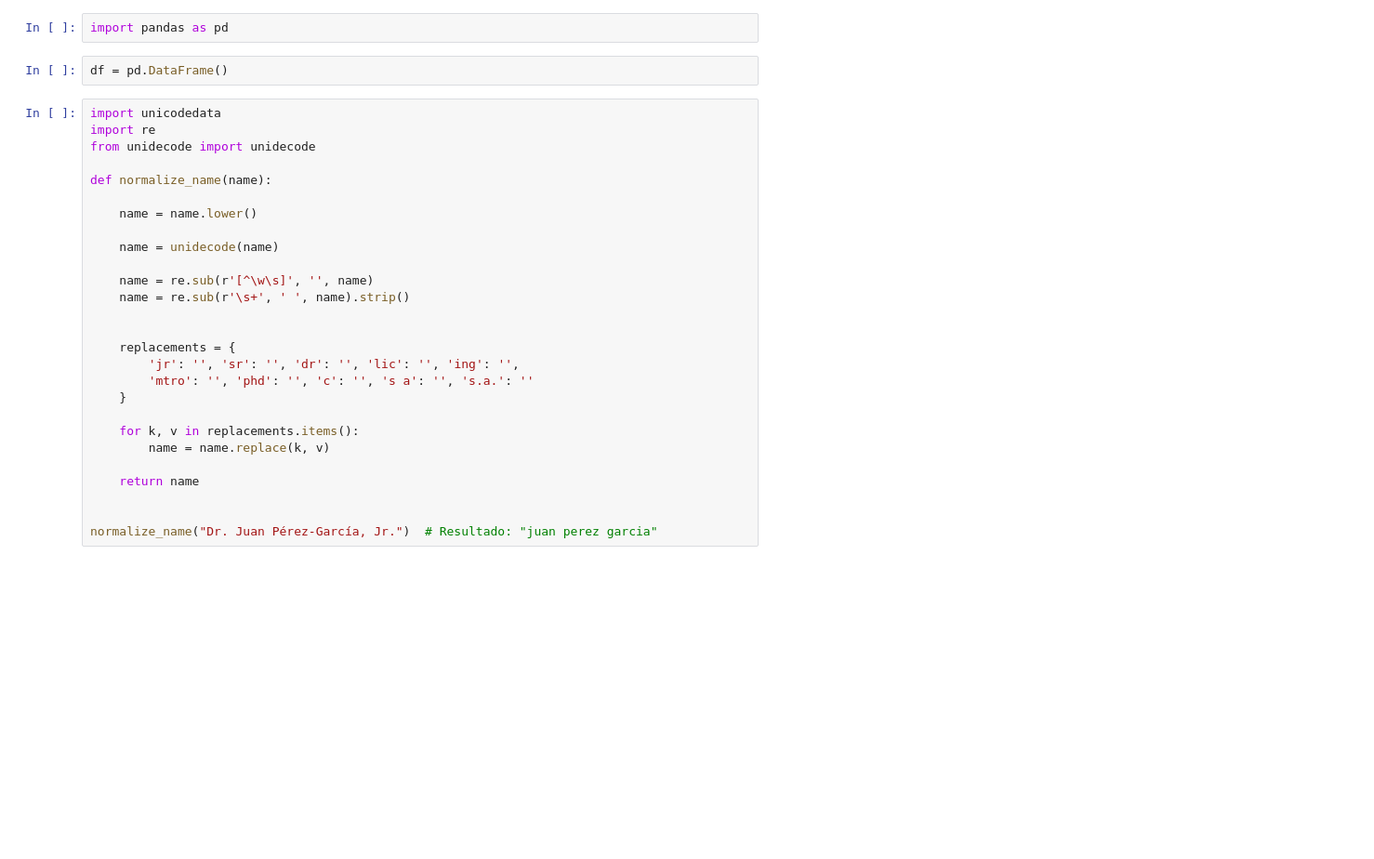
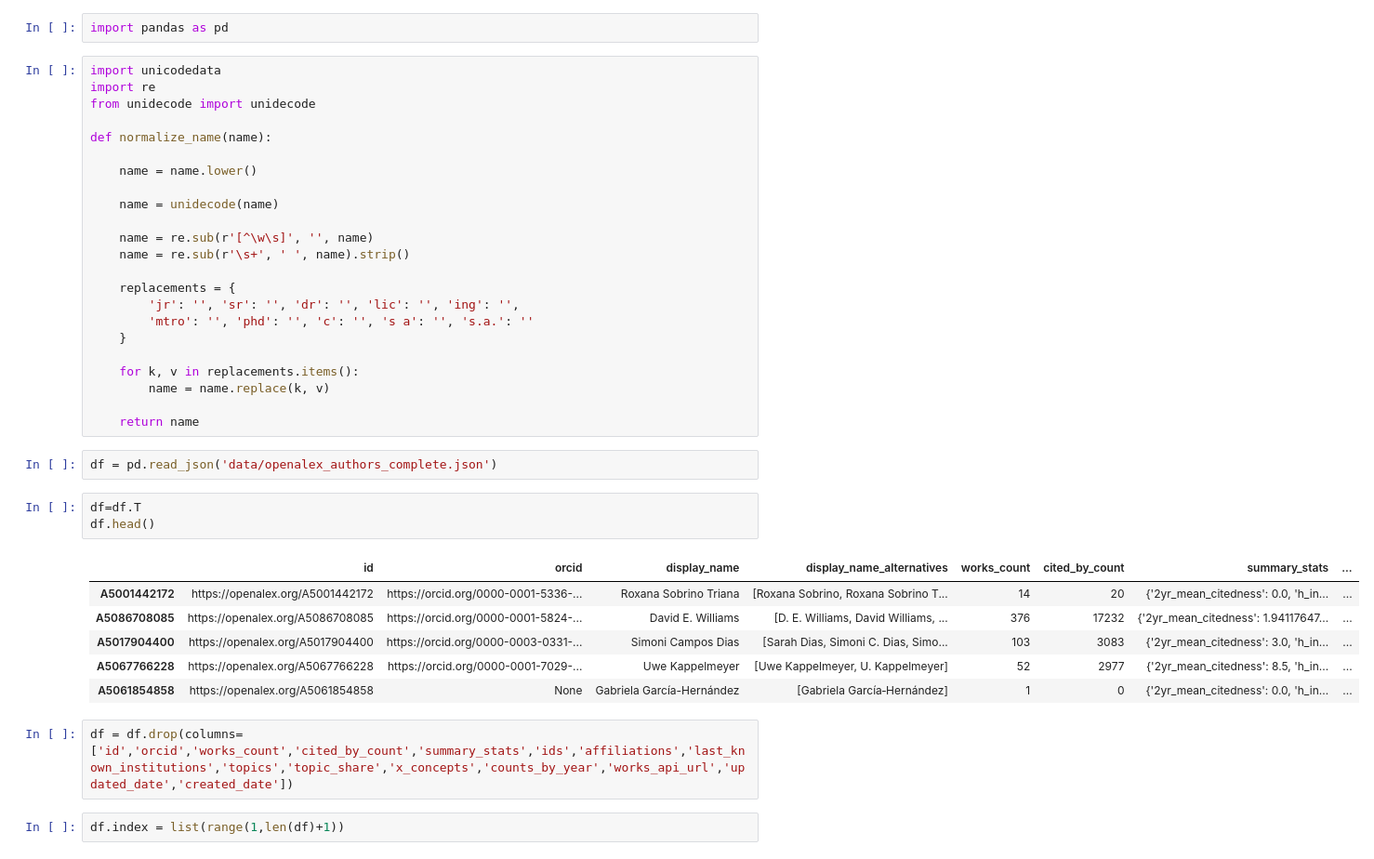
Before and after one commit to ALbertE03/ARC, a Jupyter notebook: train.ipynb, the cells around one changed output. Shown at 93% size. Cells and saved outputs as stored; diff of their text form; blank space fills up the shorter version.

```diff
--- a/train.ipynb
+++ b/train.ipynb
@@ -1,31 +1,41 @@
 # %%
 import pandas as pd
+# %%
+import unicodedata
+import re
+from unidecode import unidecode
+
+def normalize_name(name):
+
+    name = name.lower()
+
+    name = unidecode(name)
+
+    name = re.sub(r'[^\w\s]', '', name)
+    name = re.sub(r'\s+', ' ', name).strip()
+
+    replacements = {
+        'jr': '', 'sr': '', 'dr': '', 'lic': '', 'ing': '',
+        'mtro': '', 'phd': '', 'c': '', 's a': '', 's.a.': ''
+    }
+
+    for k, v in replacements.items():
+        name = name.replace(k, v)
+
+    return name
 # %%
-df = pd.DataFrame()
+df = pd.read_json('data/openalex_authors_complete.json')
-# %%
-import unicodedata
-import re
-from unidecode import unidecode
-
-def normalize_name(name):
-
-    name = name.lower()
-
-    name = unidecode(name)
-
-    name = re.sub(r'[^\w\s]', '', name)
-    name = re.sub(r'\s+', ' ', name).strip()
-
-
-    replacements = {
-        'jr': '', 'sr': '', 'dr': '', 'lic': '', 'ing': '',
-        'mtro': '', 'phd': '', 'c': '', 's a': '', 's.a.': ''
-    }
-
-    for k, v in replacements.items():
-        name = name.replace(k, v)
-
-    return name
-
-
-normalize_name("Dr. Juan Pérez-García, Jr.")  # Resultado: "juan perez garcia"
+# %%
+df=df.T
+df.head()
+# %% [output]
+|  | id | orcid | display_name | display_name_alternatives | works_count | cited_by_count | summary_stats | ... |
+| A5001442172 | https://openalex.org/A5001442172 | https://orcid.org/0000-0001-5336-... | Roxana Sobrino Triana | [Roxana Sobrino, Roxana Sobrino T... | 14 | 20 | {'2yr_mean_citedness': 0.0, 'h_in... | ... |
+| A5086708085 | https://openalex.org/A5086708085 | https://orcid.org/0000-0001-5824-... | David E. Williams | [D. E. Williams, David Williams, ... | 376 | 17232 | {'2yr_mean_citedness': 1.94117647... | ... |
+| A5017904400 | https://openalex.org/A5017904400 | https://orcid.org/0000-0003-0331-... | Simoni Campos Dias | [Sarah Dias, Simoni C. Dias, Simo... | 103 | 3083 | {'2yr_mean_citedness': 3.0, 'h_in... | ... |
+| A5067766228 | https://openalex.org/A5067766228 | https://orcid.org/0000-0001-7029-... | Uwe Kappelmeyer | [Uwe Kappelmeyer, U. Kappelmeyer] | 52 | 2977 | {'2yr_mean_citedness': 8.5, 'h_in... | ... |
+| A5061854858 | https://openalex.org/A5061854858 | None | Gabriela García-Hernández | [Gabriela García‐Hernández] | 1 | 0 | {'2yr_mean_citedness': 0.0, 'h_in... | ... |
+# %%
+df = df.drop(columns=['id','orcid','works_count','cited_by_count','summary_stats','ids','affiliations','last_known_institutions','topics','topic_share','x_concepts','counts_by_year','works_api_url','updated_date','created_date'])
+# %%
+df.index = list(range(1,len(df)+1))
```
Also changed, not shown: parts of 20 cells of this notebook, 7 other files.
